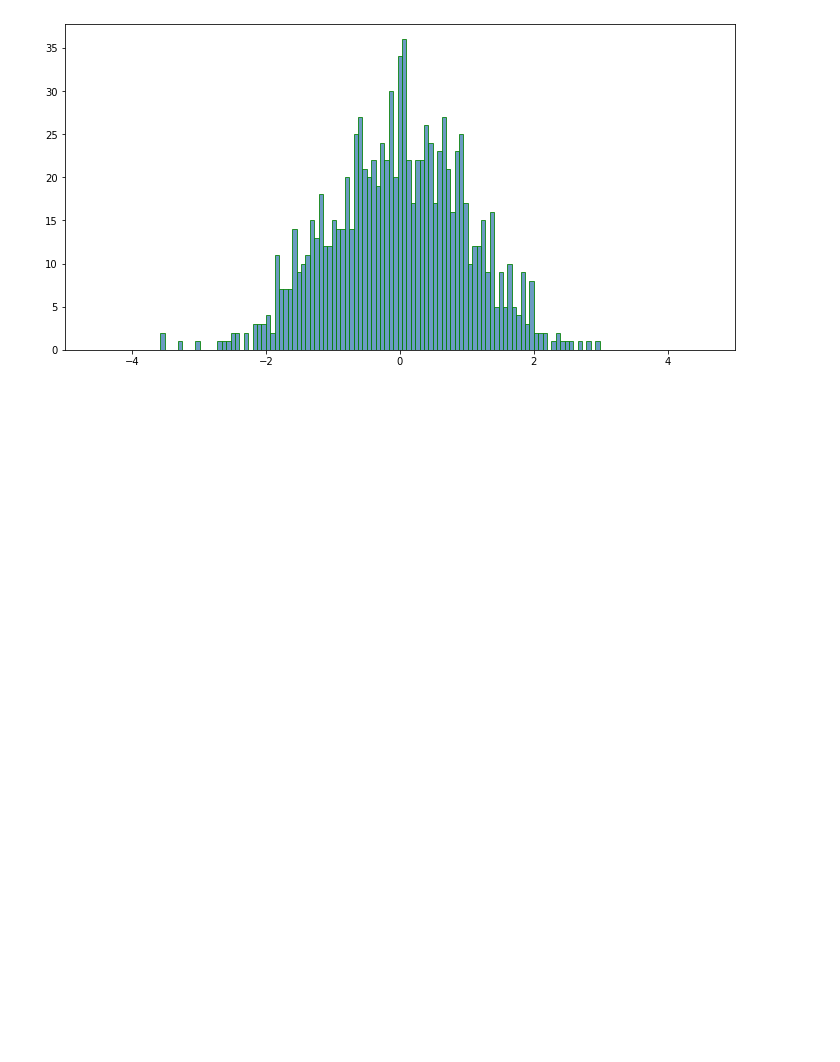
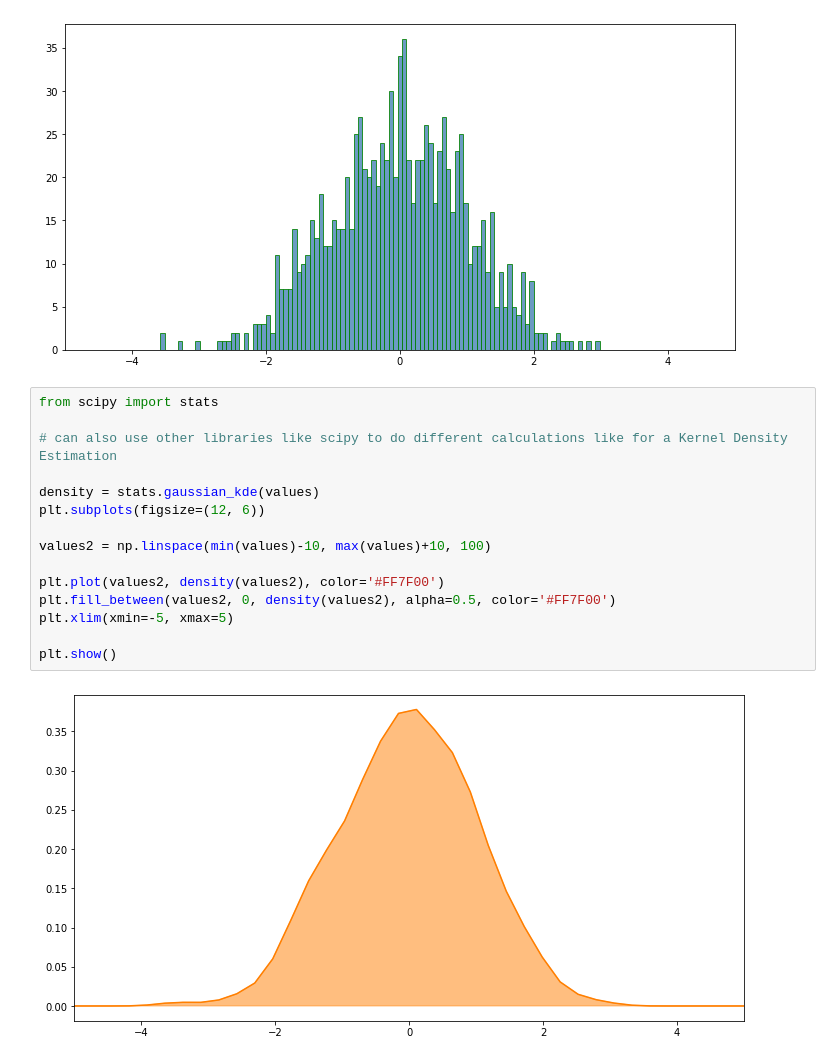
Before and after one commit to c-blomquist/Data-Analysis-Learning, a Jupyter notebook: Data_Cleaning_Practice/Data_Visualizatoin.ipynb, the cells around one changed output. Cells and saved outputs as stored; diff of their text form; blank space fills up the shorter version.

Commit message:
KDE graph example using SciPy

```diff
--- a/Data_Cleaning_Practice/Data_Visualizatoin.ipynb
+++ b/Data_Cleaning_Practice/Data_Visualizatoin.ipynb
@@ -161,3 +161,20 @@ plt.xlim(xmin=-5, xmax=5)
 plt.show()
 # %% [output]
 [figure]
+# %%
+from scipy import stats
+
+# can also use other libraries like scipy to do different calculations like for a Kernel Density Estimation
+
+density = stats.gaussian_kde(values)
+plt.subplots(figsize=(12, 6))
+
+values2 = np.linspace(min(values)-10, max(values)+10, 100)
+
+plt.plot(values2, density(values2), color='#FF7F00')
+plt.fill_between(values2, 0, density(values2), alpha=0.5, color='#FF7F00')
+plt.xlim(xmin=-5, xmax=5)
+
+plt.show()
+# %% [output]
+[figure, added]
```
